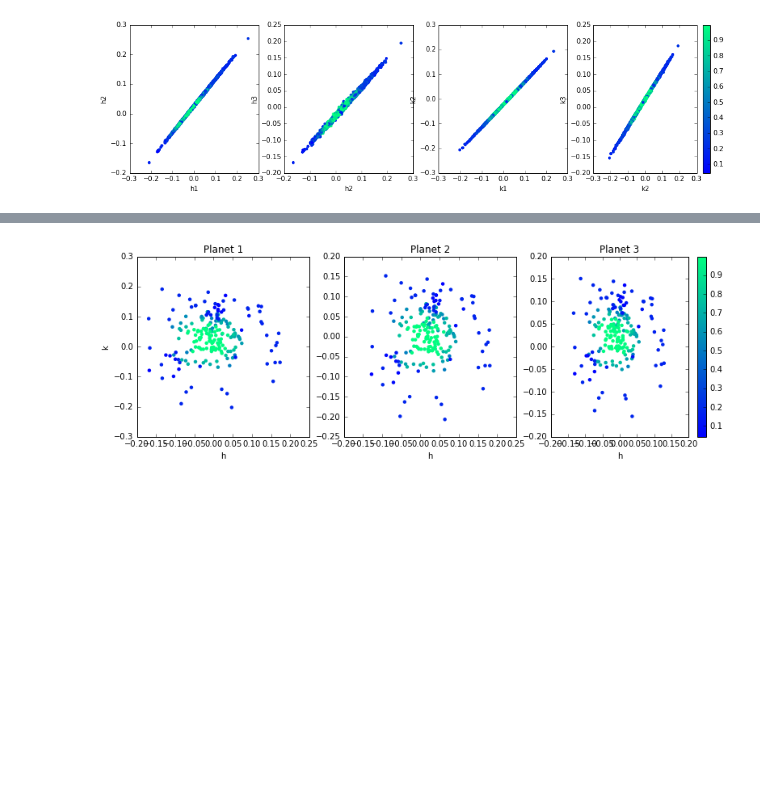
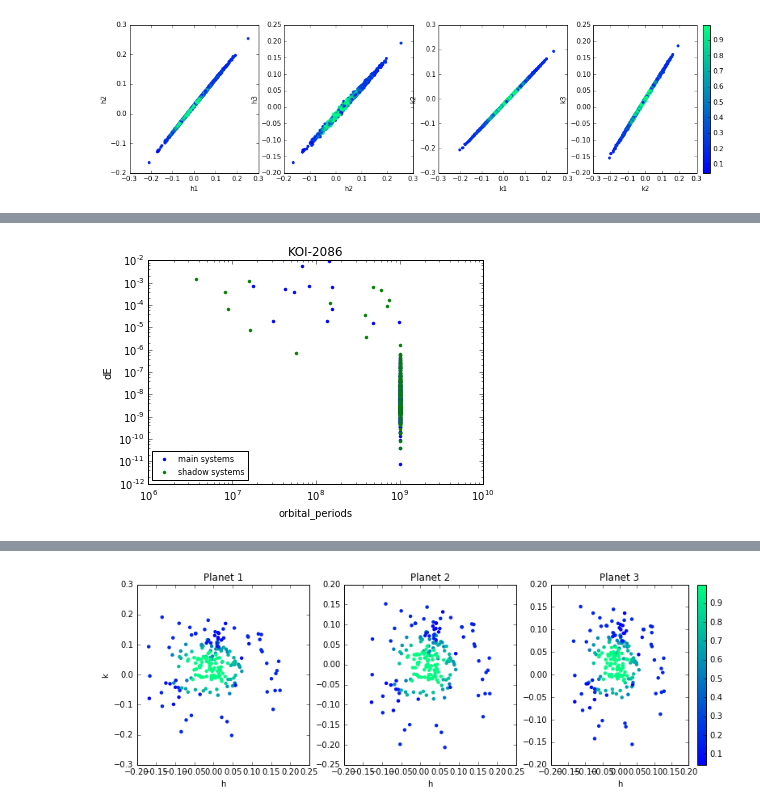
Before and after one commit to afcarl/stability_predict, a Jupyter notebook: analyzesystem.ipynb, the cells around one changed output, grey strips where cells are left out. Drawn from its saved outputs; the diff is of its cells as text; code cells hidden in the pictures; blank space fills up the shorter version.

```diff
--- a/analyzesystem.ipynb
+++ b/analyzesystem.ipynb
@@ -12,8 +13,13 @@ import random
 # %%
 system = "KOI-2086"    #KOI-0156, KOI-0168, KOI-2086
 
+#load data and predicted stability probabilities
 data = pd.read_csv("systems/%s_data.csv"%system)
 results = pd.read_csv("systems/%s_results.csv"%system)
 Ms = {}; Ms["KOI-0156"] = 0.56; Ms["KOI-0168"] = 1.11; Ms["KOI-2086"] = 1.04
 epoch = 780
+
+#load Nbody results
+columns = ["name","id","shadow","maxorbs","time","dE","elapsed_time"]
+Nbody = pd.read_csv("systems/%s_Nbodyresults.csv"%system,names=columns)
 # %% [markdown]
@@ -87,0 +96,21 @@ plt.savefig("images/%s_%s%s_in_vs_out.png"%(system,x,y))
+# %%
+#create shadow0 and shadow1 arrays
+shadow0 = Nbody[Nbody["shadow"]==0].copy()
+shadow1 = Nbody[Nbody["shadow"]==1].copy()
+r0 = results.iloc[shadow0["id"]]
+d0 = data.iloc[shadow0["id"]]
+r1 = results.iloc[shadow1["id"]]
+d1 = data.iloc[shadow1["id"]]
+shadow1["predict_proba"] = r1["predict_proba"].values
+shadow0["predict_proba"] = r0["predict_proba"].values
+
+params = ["orbital_periods","h1","k1","h2","k2","h3","k3"]
+#add orbital parameters of interest
+for p in params:
+    if p == "orbital_periods":
+        shadow0["orbital_periods"] = shadow0["time"]/(d0["P1"].values*2*np.pi/365)
+        shadow1["orbital_periods"] = shadow1["time"]/(d1["P1"].values*2*np.pi/365)
+    else:
+        shadow0[p] = d0[p].values
+        shadow1[p] = d1[p].values
+shadow1.head()
@@ -87,0 +124,16 @@ plt.savefig("images/%s_%s%s_in_vs_out.png"%(system,x,y))
+# %%
+#2D plots
+x = "orbital_periods"
+y = "dE"
+
+plt.plot(shadow0[x], shadow0[y],'.',label='main systems')
+plt.plot(shadow1[x], shadow1[y],'.',label='shadow systems')
+plt.xlabel(x)
+plt.ylabel(y)
+plt.yscale('log')
+plt.xscale('log')
+plt.title(system)
+plt.legend(loc='lower left',fontsize=8,numpoints=1)
+plt.savefig('images/Nbody-%s_%sv%s.png'%(system,x,y))
+# %% [output]
+[figure, added]
```
Also changed, not shown: parts of 16 cells of this notebook, 2 other files.
